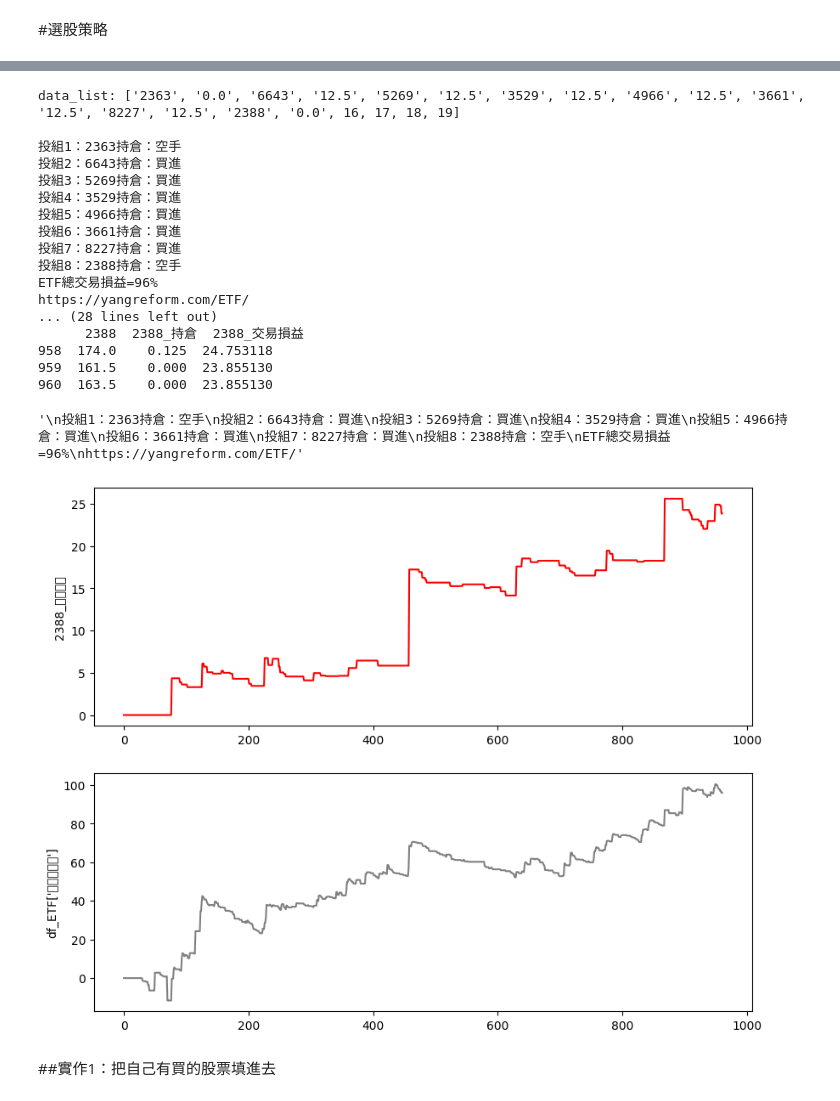
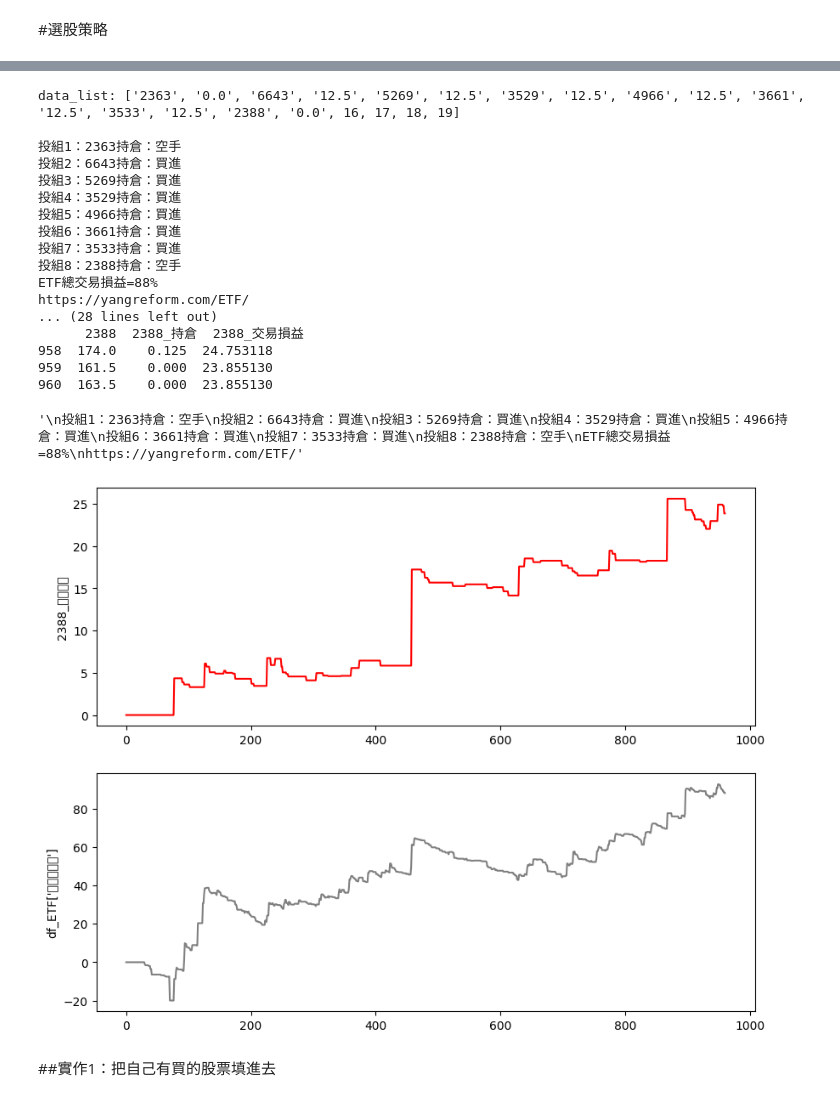
Before and after one commit to moraljack/stock, a Jupyter notebook: line_通知買股.ipynb, the cells around one changed output, grey strips where cells are left out. Cells and saved outputs as stored; diff of their text form; code cells hidden in the pictures.

```diff
--- a/line_通知買股.ipynb
+++ b/line_通知買股.ipynb
@@ -77,7 +77,7 @@ def reportip3_stock():
 
     now_hour=int(str(datetime.datetime.strptime(str(datetime.datetime.utcnow()+datetime.timedelta(hours=+8))[:19], '%Y-%m-%d %H:%M:%S'))[11:13])
 
-    target_list=["2363","6643","5269","3529","4966","3661","8227","2388"]
+    target_list=["2363","6643","5269","3529","4966","3661","3533","2388"]
 
     #####################################################################################################################下載歷史資料#######################################################################################
     url = "https://api.finmindtrade.com/api/v4/data"
@@ -240,38 +240,38 @@ A value is trying to be set on a copy of a slice from a DataFrame
 
 See the caveats in the documentation: https://pandas.pydata.org/pandas-docs/stable/user_guide/indexing.html#returning-a-view-versus-a-copy
   df_ETF[target_list[j]+'_交易損益'].iloc[i] = total_GetMoney[j]
 A value is trying to be set on a copy of a slice from a DataFrame
 
 See the caveats in the documentation: https://pandas.pydata.org/pandas-docs/stable/user_guide/indexing.html#returning-a-view-versus-a-copy
   df_ETF['總交易損益'].iloc[i]=0
 A value is trying to be set on a copy of a slice from a DataFrame
 
 See the caveats in the documentation: https://pandas.pydata.org/pandas-docs/stable/user_guide/indexing.html#returning-a-view-versus-a-copy
   df_ETF['總交易損益'].iloc[i]=df_ETF['總交易損益'].iloc[i]+df_ETF[target_list[j]+'_交易損益'].iloc[i]
 ... (16 lines left out)
 A value is trying to be set on a copy of a slice from a DataFrame
 
 See the caveats in the documentation: https://pandas.pydata.org/pandas-docs/stable/user_guide/indexing.html#returning-a-view-versus-a-copy
   df_ETF[target_list[j]+'_多空交易'].iloc[i]='賺錢@'+str(df_ETF[target_list[j]].iloc[i])
-data_list: ['2363', '0.0', '6643', '12.5', '5269', '12.5', '3529', '12.5', '4966', '12.5', '3661', '12.5', '8227', '12.5', '2388', '0.0', 16, 17, 18, 19]
+data_list: ['2363', '0.0', '6643', '12.5', '5269', '12.5', '3529', '12.5', '4966', '12.5', '3661', '12.5', '3533', '12.5', '2388', '0.0', 16, 17, 18, 19]
 
 投組1：2363持倉：空手
 投組2：6643持倉：買進
 投組3：5269持倉：買進
 投組4：3529持倉：買進
 投組5：4966持倉：買進
 投組6：3661持倉：買進
-投組7：8227持倉：買進
+投組7：3533持倉：買進
 投組8：2388持倉：空手
-ETF總交易損益=96%
+ETF總交易損益=88%
 https://yangreform.com/ETF/
 ... (28 lines left out)
       2388  2388_持倉  2388_交易損益
 958  174.0    0.125  24.753118
 959  161.5    0.000  23.855130
 960  163.5    0.000  23.855130
-'\n投組1：2363持倉：空手\n投組2：6643持倉：買進\n投組3：5269持倉：買進\n投組4：3529持倉：買進\n投組5：4966持倉：買進\n投組6：3661持倉：買進\n投組7：8227持倉：買進\n投組8：2388持倉：空手\nETF總交易損益=96%\nhttps://yangreform.com/ETF/'
+'\n投組1：2363持倉：空手\n投組2：6643持倉：買進\n投組3：5269持倉：買進\n投組4：3529持倉：買進\n投組5：4966持倉：買進\n投組6：3661持倉：買進\n投組7：3533持倉：買進\n投組8：2388持倉：空手\nETF總交易損益=88%\nhttps://yangreform.com/ETF/'
-[figure, old version]
+[figure, new version]
 # %% [markdown]
 ##實作1：把自己有買的股票填進去
 # %%
```
Also changed, not shown: parts of 4 cells of this notebook.
